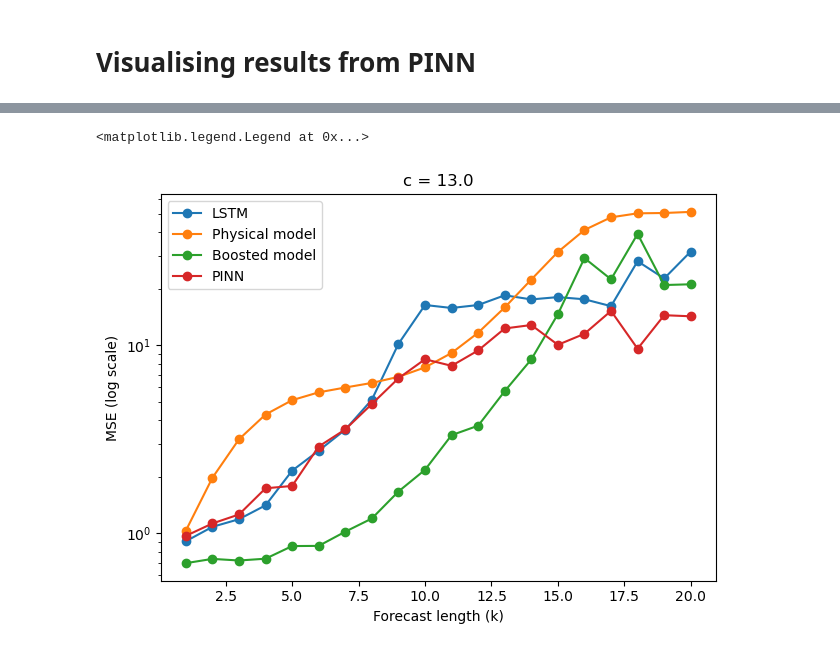
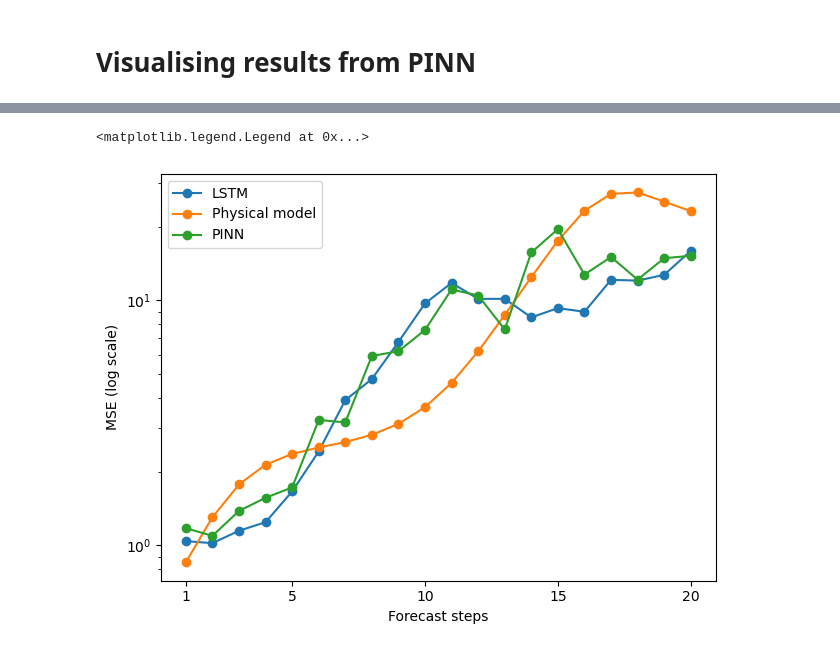
Before and after one commit to TomMann937/projectIV-code, a Jupyter notebook: notebooks/pinn_visualisation.ipynb, the cells around one changed output, grey strips where cells are left out. Drawn from its saved outputs; the diff is of its cells as text; code cells hidden in the pictures.

```diff
--- a/notebooks/pinn_visualisation.ipynb
+++ b/notebooks/pinn_visualisation.ipynb
@@ -7,7 +7,7 @@ import matplotlib.pyplot as plt
 import xarray as xr
 from itertools import product
 # %%
-ds_lstm = xr.open_dataset("../data/processed/mse_LSTM.nc")
+ds_lstm = xr.open_dataset("../data/processed/mse_LSTM2.nc")
 ds_phys = xr.open_dataset("../data/processed/mse_physical_model.nc")
 ds_boost = xr.open_dataset("../data/processed/mse_boosted_model.nc")
 ds_pinn = xr.open_dataset("../data/processed/mse_pinn.nc")
@@ -27,18 +27,23 @@ Attributes:
     lambda_phys:  0.1
 # %%
+c=15
+
+xticks=[1,5,10,15,20]
+
 fig, ax = plt.subplots()
 ax.set_yscale("log")
 ds_lstm.mse.plot(ax=ax, marker="o", linestyle="-", label="LSTM")
-ds_phys.mse.sel(c=13).plot(ax=ax, marker="o", linestyle="-", label="Physical model")
-ds_boost.mse.sel(c=13).plot(ax=ax, marker="o", linestyle="-", label="Boosted model")
-ds_pinn.mse.sel(c=13).plot(ax=ax, marker="o", linestyle="-", label="PINN")
+ds_phys.mse.sel(c=c).plot(ax=ax, marker="o", linestyle="-", label="Physical model")
+ds_pinn.mse.sel(c=c).plot(ax=ax, marker="o", linestyle="-", label="PINN")
 
+ax.set_xticks(xticks)
 ax.set_ylabel("MSE (log scale)")
-ax.set_xlabel("Forecast length (k)")
+ax.set_xlabel("Forecast steps")
+ax.set_title("")
 fig.tight_layout()
 
 
 ax.legend()
 # %% [output]
 <matplotlib.legend.Legend at 0x...>
-[figure, old version]
+[figure, new version]
```
Also changed, not shown: parts of 3 cells of this notebook, 5 other files.
